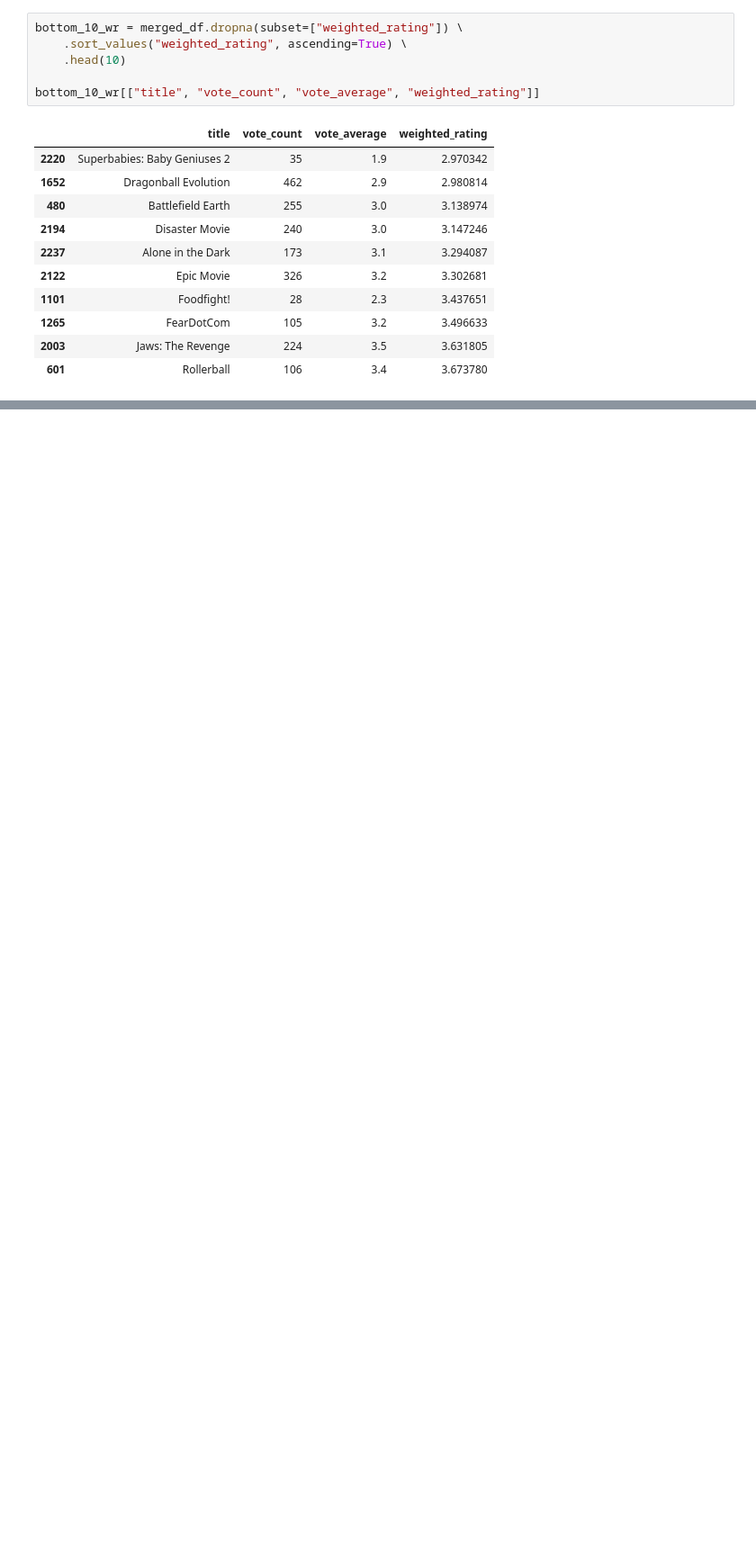
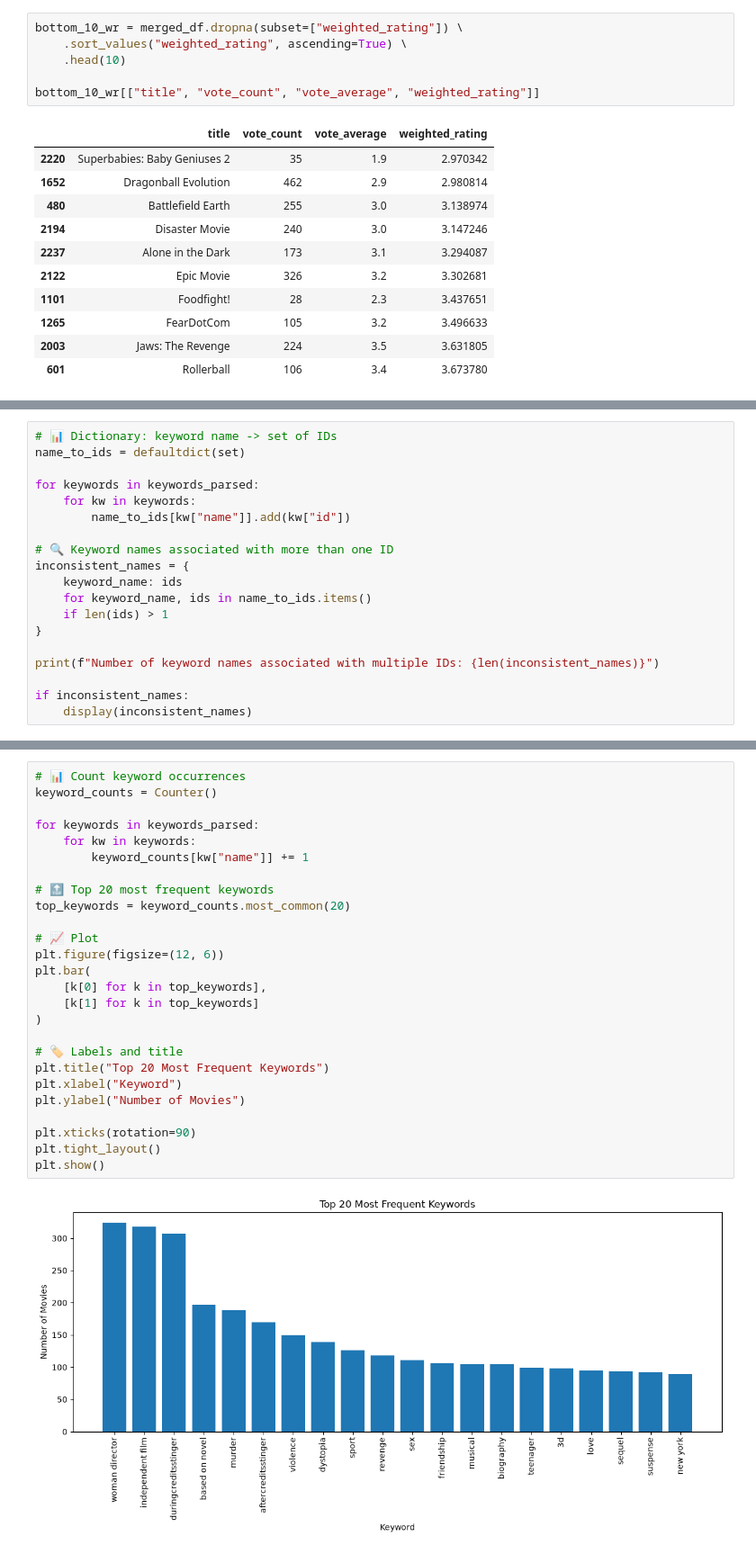
Before and after one commit to dario2002lr-coder/vector-recommender, a Jupyter notebook: notebooks/EDA_tmdb_5000_movie_dataset.ipynb, the cells around one changed output, grey strips where cells are left out. Shown at 90% size. Saved outputs shown, nothing was run; the diff lists cells and outputs as text; blank space fills up the shorter version.

```diff
--- a/notebooks/EDA_tmdb_5000_movie_dataset.ipynb
+++ b/notebooks/EDA_tmdb_5000_movie_dataset.ipynb
@@ -1008,0 +1061,19 @@ bottom_10_wr[["title", "vote_count", "vote_average", "weighted_rating"]]
+# %%
+# 📊 Dictionary: keyword name -> set of IDs
+name_to_ids = defaultdict(set)
+
+for keywords in keywords_parsed:
+    for kw in keywords:
+        name_to_ids[kw["name"]].add(kw["id"])
+
+# 🔍 Keyword names associated with more than one ID
+inconsistent_names = {
+    keyword_name: ids
+    for keyword_name, ids in name_to_ids.items()
+    if len(ids) > 1
+}
+
+print(f"Number of keyword names associated with multiple IDs: {len(inconsistent_names)}")
+
+if inconsistent_names:
+    display(inconsistent_names)
@@ -1008,0 +1084,28 @@ bottom_10_wr[["title", "vote_count", "vote_average", "weighted_rating"]]
+# %%
+# 📊 Count keyword occurrences
+keyword_counts = Counter()
+
+for keywords in keywords_parsed:
+    for kw in keywords:
+        keyword_counts[kw["name"]] += 1
+
+# 🔝 Top 20 most frequent keywords
+top_keywords = keyword_counts.most_common(20)
+
+# 📈 Plot
+plt.figure(figsize=(12, 6))
+plt.bar(
+    [k[0] for k in top_keywords],
+    [k[1] for k in top_keywords]
+)
+
+# 🏷️ Labels and title
+plt.title("Top 20 Most Frequent Keywords")
+plt.xlabel("Keyword")
+plt.ylabel("Number of Movies")
+
+plt.xticks(rotation=90)
+plt.tight_layout()
+plt.show()
+# %% [output]
+[figure, added]
```
Also changed, not shown: parts of 47 cells of this notebook.
